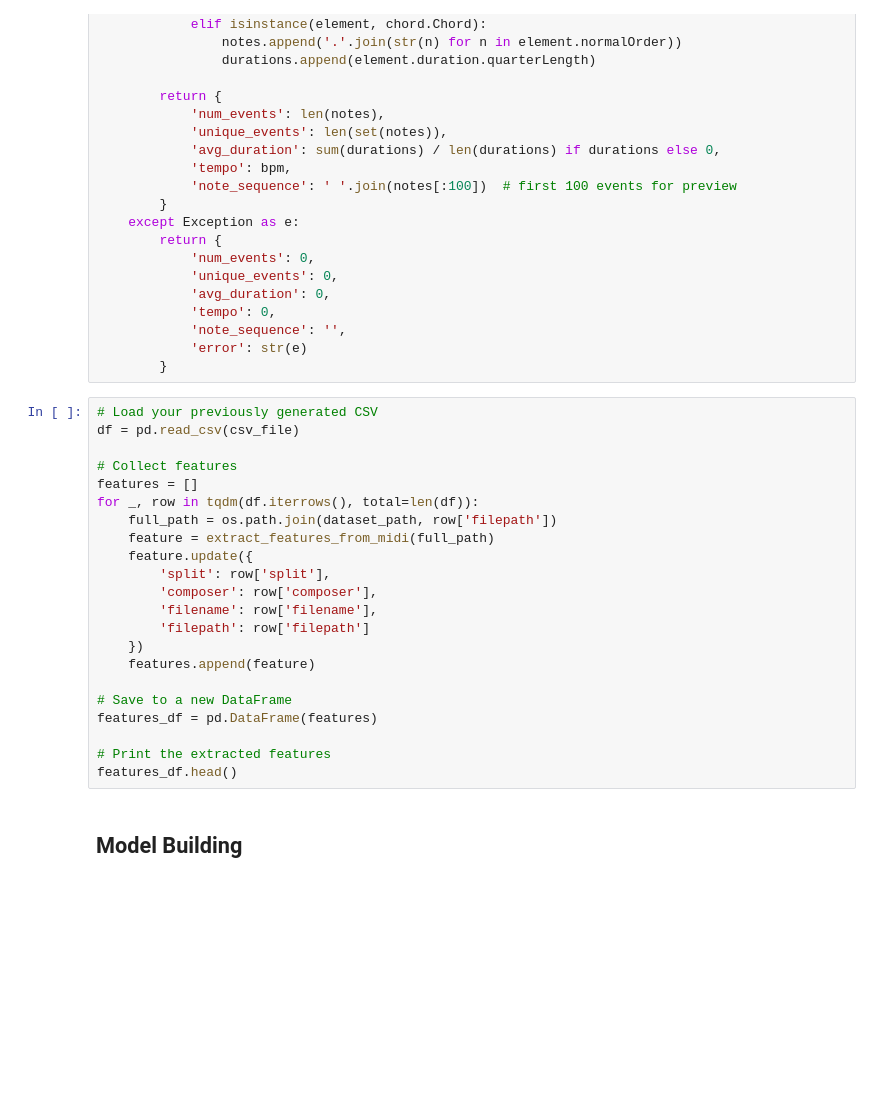
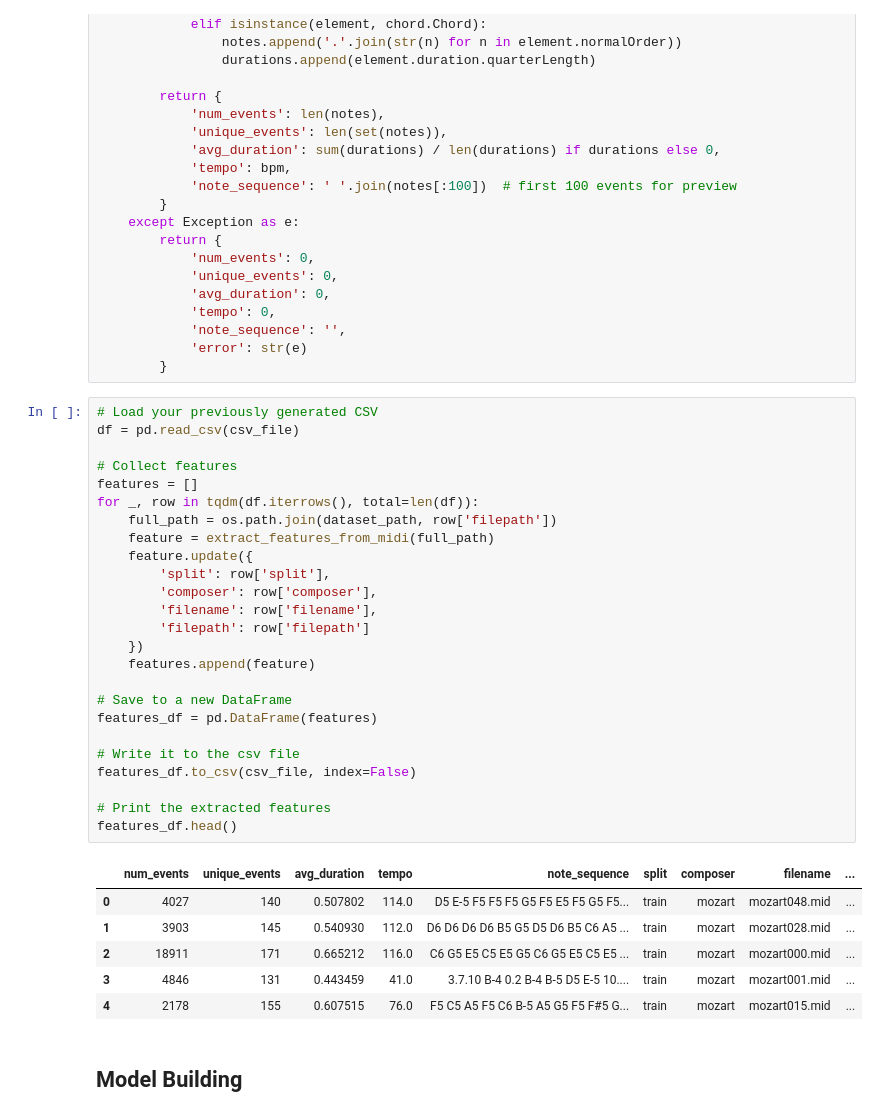
Before and after one commit to santa-dask/Music_Maestro_AI, a Jupyter notebook: AAI-511-IN2-Music_Maestro_AI-Project.ipynb, the cells around one changed output. Saved outputs shown, nothing was run; the diff lists cells and outputs as text; blank space fills up the shorter version.

```diff
--- a/AAI-511-IN2-Music_Maestro_AI-Project.ipynb
+++ b/AAI-511-IN2-Music_Maestro_AI-Project.ipynb
@@ -189,25 +187,35 @@ def extract_features_from_midi(filepath):
 # %%
 # Load your previously generated CSV
 df = pd.read_csv(csv_file)
 
 # Collect features
 features = []
 for _, row in tqdm(df.iterrows(), total=len(df)):
     full_path = os.path.join(dataset_path, row['filepath'])
     feature = extract_features_from_midi(full_path)
     feature.update({
         'split': row['split'],
         'composer': row['composer'],
         'filename': row['filename'],
         'filepath': row['filepath']
     })
     features.append(feature)
 
 # Save to a new DataFrame
 features_df = pd.DataFrame(features)
 
+# Write it to the csv file
+features_df.to_csv(csv_file, index=False)
+
 # Print the extracted features
 features_df.head()
+# %% [output]
+|  | num_events | unique_events | avg_duration | tempo | note_sequence | split | composer | filename | ... |
+| 0 | 4027 | 140 | 0.507802 | 114.0 | D5 E-5 F5 F5 F5 G5 F5 E5 F5 G5 F5... | train | mozart | mozart048.mid | ... |
+| 1 | 3903 | 145 | 0.540930 | 112.0 | D6 D6 D6 D6 B5 G5 D5 D6 B5 C6 A5 ... | train | mozart | mozart028.mid | ... |
+| 2 | 18911 | 171 | 0.665212 | 116.0 | C6 G5 E5 C5 E5 G5 C6 G5 E5 C5 E5 ... | train | mozart | mozart000.mid | ... |
+| 3 | 4846 | 131 | 0.443459 | 41.0 | 3.7.10 B-4 0.2 B-4 B-5 D5 E-5 10.... | train | mozart | mozart001.mid | ... |
+| 4 | 2178 | 155 | 0.607515 | 76.0 | F5 C5 A5 F5 C6 B-5 A5 G5 F5 F#5 G... | train | mozart | mozart015.mid | ... |
 # %% [markdown]
 ## Model Building
 # %% [markdown]
```
Also changed, not shown: parts of 2 cells of this notebook.
